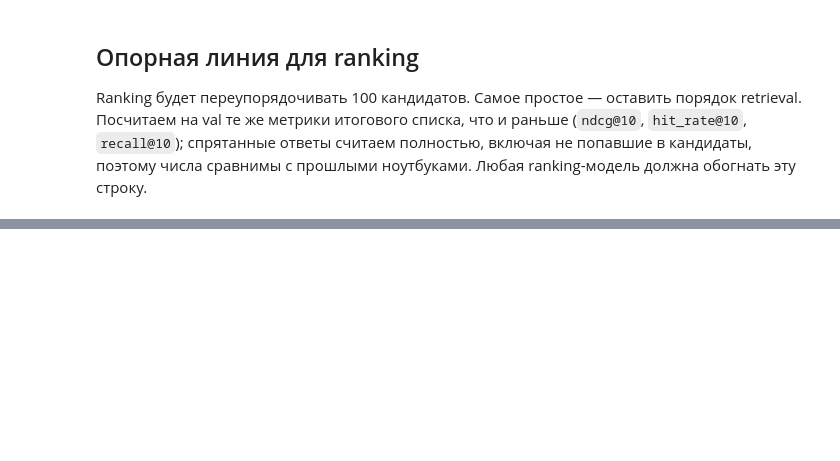
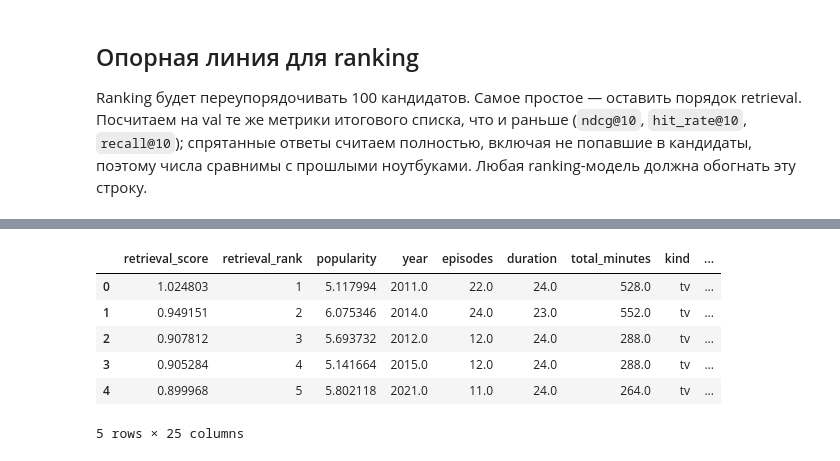
Before and after one commit to aka-iriska/anime-recsys, a Jupyter notebook: notebooks/05_ranking.ipynb, the cells around one changed output, grey strips where cells are left out. Saved outputs shown, nothing was run; the diff lists cells and outputs as text; code cells hidden in the pictures; blank space fills up the shorter version.

```diff
--- a/notebooks/05_ranking.ipynb
+++ b/notebooks/05_ranking.ipynb
@@ -92,0 +150,14 @@ baseline_summary.round(4)
+# %%
+from core.catalog import anime
+from training.ranking import model as rk
+
+data, columns = rk.prepare()
+data[columns].head()
+# %% [output]
+|  | retrieval_score | retrieval_rank | popularity | year | episodes | duration | total_minutes | kind | ... |
+| 0 | 1.024803 | 1 | 5.117994 | 2011.0 | 22.0 | 24.0 | 528.0 | tv | ... |
+| 1 | 0.949151 | 2 | 6.075346 | 2014.0 | 24.0 | 23.0 | 552.0 | tv | ... |
+| 2 | 0.907812 | 3 | 5.693732 | 2012.0 | 12.0 | 24.0 | 288.0 | tv | ... |
+| 3 | 0.905284 | 4 | 5.141664 | 2015.0 | 12.0 | 24.0 | 288.0 | tv | ... |
+| 4 | 0.899968 | 5 | 5.802118 | 2021.0 | 11.0 | 24.0 | 264.0 | tv | ... |
+5 rows × 25 columns
```
Also changed, not shown: parts of 31 cells of this notebook, 29 other files.
